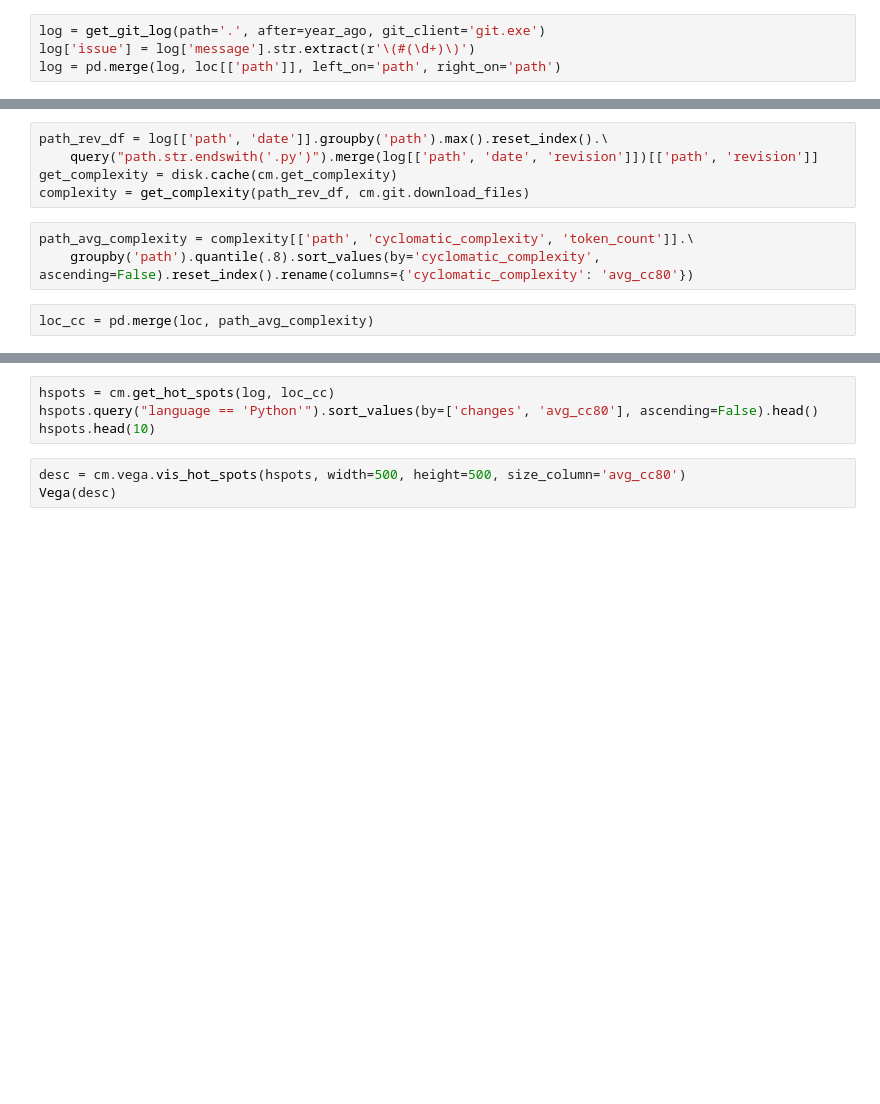
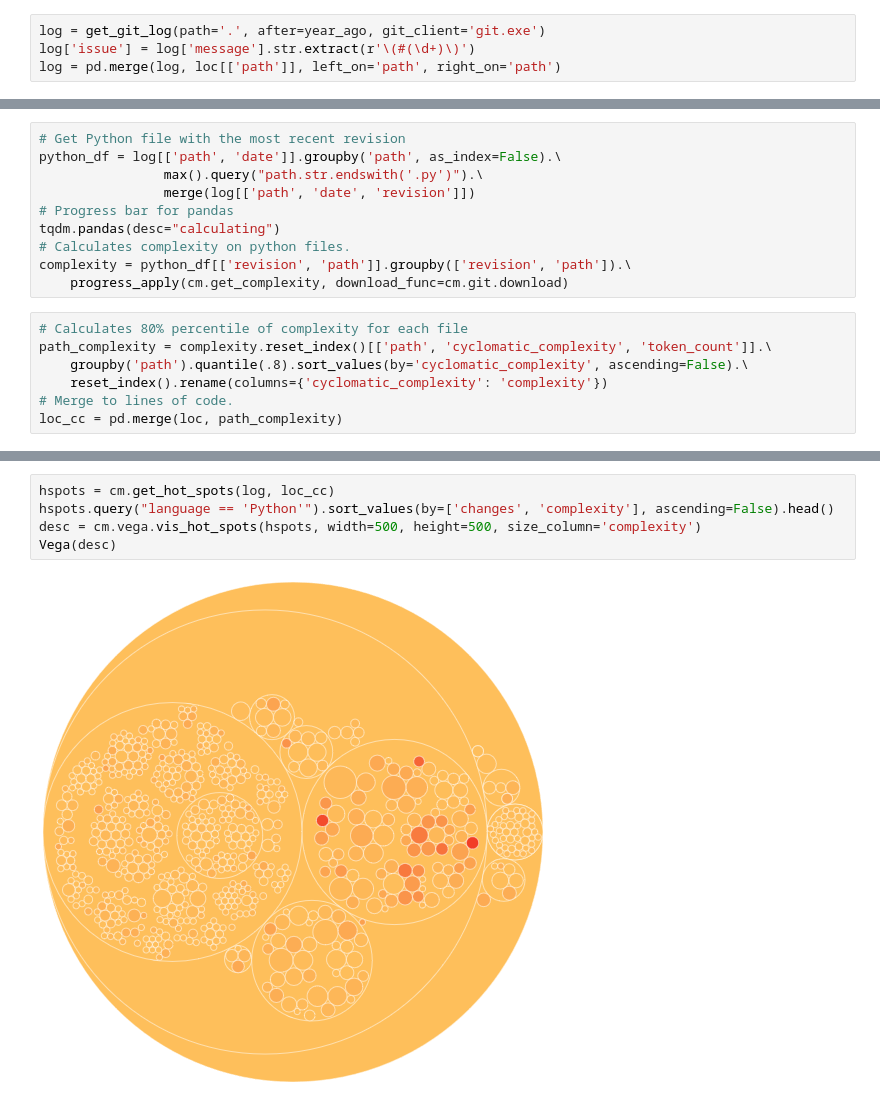
Before and after one commit to elmotec/codemetrics, a Jupyter notebook: notebooks/pandas.ipynb, the cells around one changed output, grey strips where cells are left out. Cells and saved outputs as stored; diff of their text form; blank space fills up the shorter version.

Commit message:
Various fixes and new tests
- core.get_complexity fixes.
- core.get_ages fixes.
- svn.get_diff_stats fixes.
- refactored (git|svn).download_files and renamed to download.
- Added doc to demo notebook.

```diff
--- a/notebooks/pandas.ipynb
+++ b/notebooks/pandas.ipynb
@@ -87,10 +113,17 @@ Vega(desc)
 # %%
-path_rev_df = log[['path', 'date']].groupby('path').max().reset_index().\
-    query("path.str.endswith('.py')").merge(log[['path', 'date', 'revision']])[['path', 'revision']]
-get_complexity = disk.cache(cm.get_complexity)
-complexity = get_complexity(path_rev_df, cm.git.download_files)
+# Get Python file with the most recent revision
+python_df = log[['path', 'date']].groupby('path', as_index=False).\
+                max().query("path.str.endswith('.py')").\
+                merge(log[['path', 'date', 'revision']])
+# Progress bar for pandas
+tqdm.pandas(desc="calculating")
+# Calculates complexity on python files.
+complexity = python_df[['revision', 'path']].groupby(['revision', 'path']).\
+    progress_apply(cm.get_complexity, download_func=cm.git.download)
 # %%
-path_avg_complexity = complexity[['path', 'cyclomatic_complexity', 'token_count']].\
-    groupby('path').quantile(.8).sort_values(by='cyclomatic_complexity', ascending=False).reset_index().rename(columns={'cyclomatic_complexity': 'avg_cc80'})
+# Calculates 80% percentile of complexity for each file
+path_complexity = complexity.reset_index()[['path', 'cyclomatic_complexity', 'token_count']].\
+    groupby('path').quantile(.8).sort_values(by='cyclomatic_complexity', ascending=False).\
+    reset_index().rename(columns={'cyclomatic_complexity': 'complexity'})
+# Merge to lines of code.
+loc_cc = pd.merge(loc, path_complexity)
-# %%
-loc_cc = pd.merge(loc, path_avg_complexity)
@@ -97,7 +136,7 @@ loc_cc = pd.merge(loc, path_avg_complexity)
 # %%
 hspots = cm.get_hot_spots(log, loc_cc)
-hspots.query("language == 'Python'").sort_values(by=['changes', 'avg_cc80'], ascending=False).head()
-hspots.head(10)
+hspots.query("language == 'Python'").sort_values(by=['changes', 'complexity'], ascending=False).head()
+desc = cm.vega.vis_hot_spots(hspots, width=500, height=500, size_column='complexity')
+Vega(desc)
+# %% [output]
+[figure, added]
-# %%
-desc = cm.vega.vis_hot_spots(hspots, width=500, height=500, size_column='avg_cc80')
-Vega(desc)
```
Also changed, not shown: parts of 23 cells of this notebook, 11 other files.
